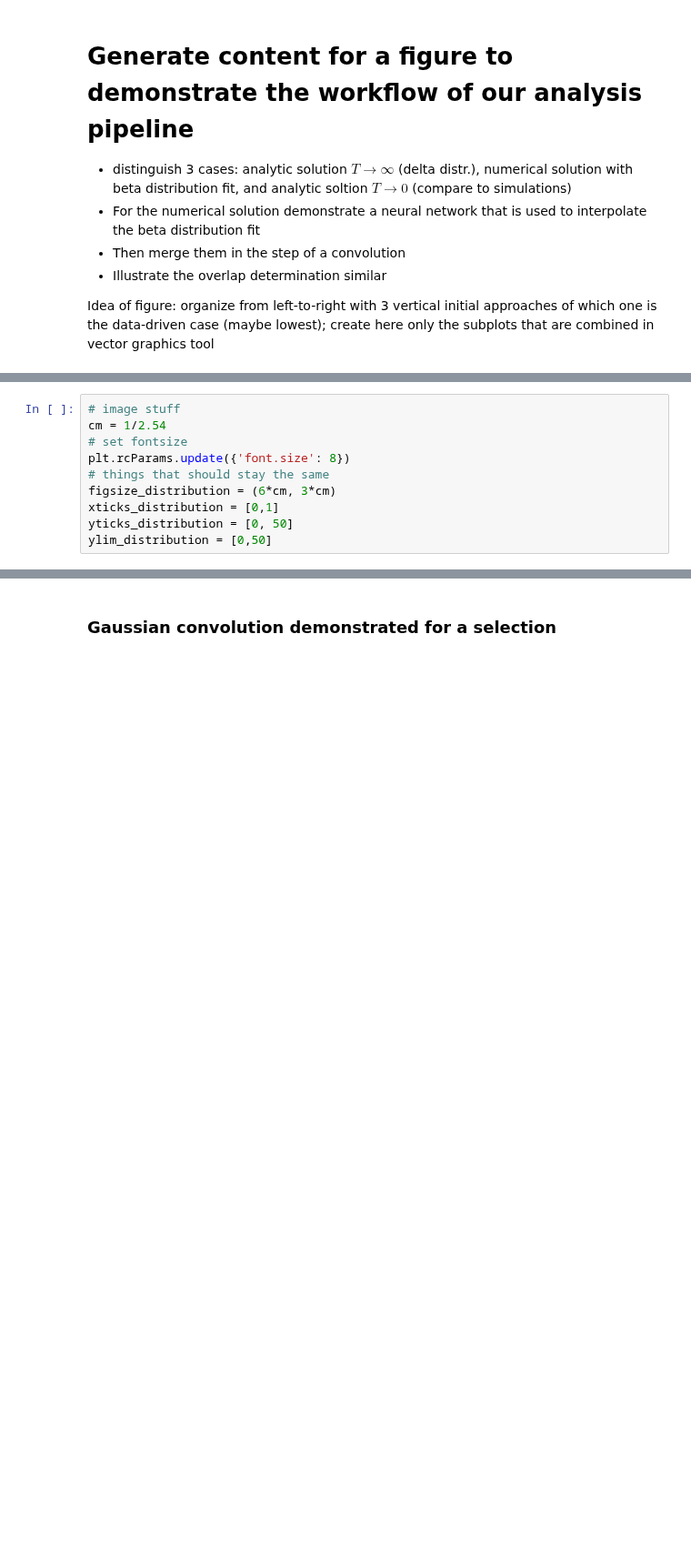
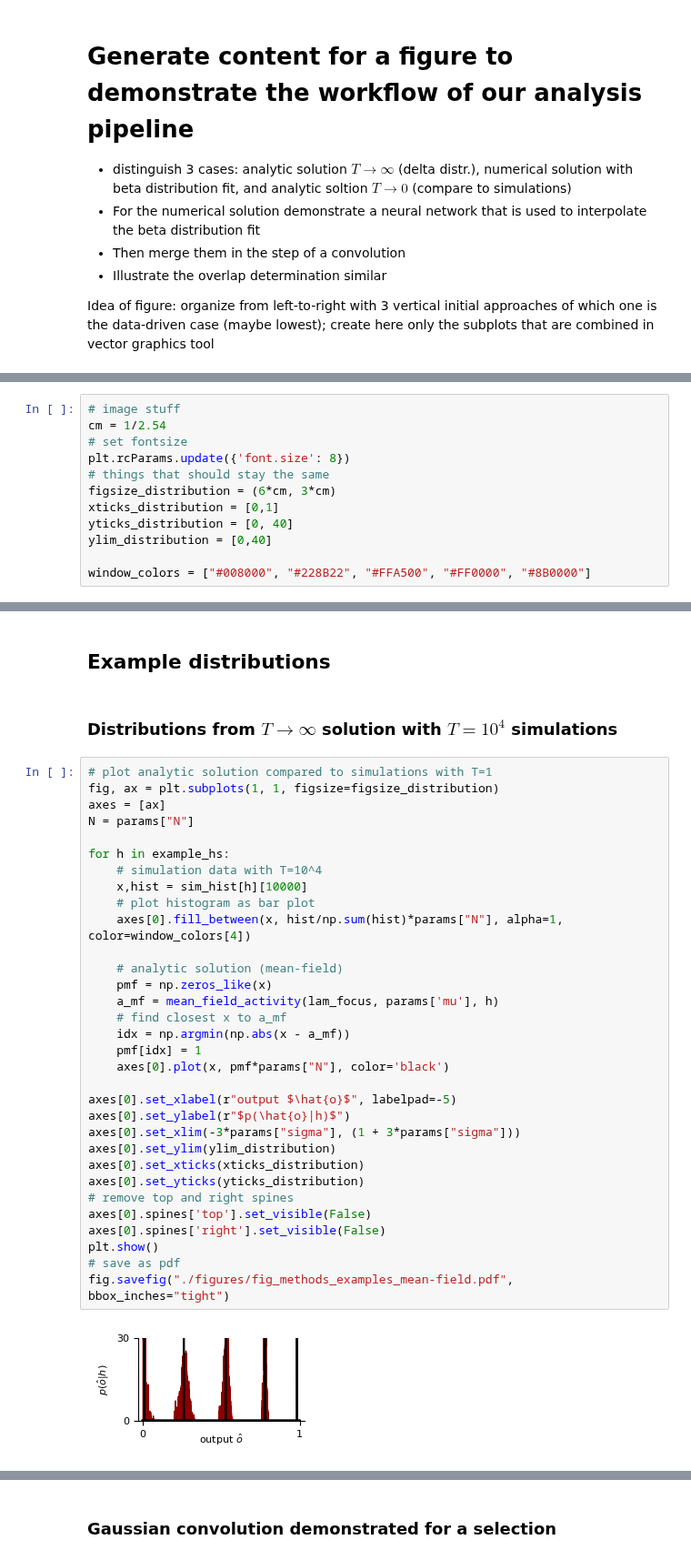
Before and after one commit to sahelazizpour/Finite-Observation-Dynamic-Range, a Jupyter notebook: 6_plot_worklow.ipynb, the cells around one changed output, grey strips where cells are left out. Shown at 91% size. Saved outputs shown, nothing was run; the diff lists cells and outputs as text; blank space fills up the shorter version.

```diff
--- a/6_plot_worklow.ipynb
+++ b/6_plot_worklow.ipynb
@@ -47,5 +59,7 @@ plt.rcParams.update({'font.size': 8})
 # things that should stay the same
 figsize_distribution = (6*cm, 3*cm)
 xticks_distribution = [0,1]
-yticks_distribution = [0, 50]
-ylim_distribution = [0,50]
+yticks_distribution = [0, 40]
+ylim_distribution = [0,40]
+
+window_colors = ["#008000", "#228B22", "#FFA500", "#FF0000", "#8B0000"]
@@ -84,0 +215,38 @@ def ml_pmf_noisy(window, lam, h):
+# %% [markdown]
+## Example distributions
+# %% [markdown]
+### Distributions from $T\to\infty$ solution with $T=10^4$ simulations
+# %%
+# plot analytic solution compared to simulations with T=1
+fig, ax = plt.subplots(1, 1, figsize=figsize_distribution)
+axes = [ax]
+N = params["N"]
+
+for h in example_hs:
+    # simulation data with T=10^4
+    x,hist = sim_hist[h][10000]
+    # plot histogram as bar plot
+    axes[0].fill_between(x, hist/np.sum(hist)*params["N"], alpha=1, color=window_colors[4])
+
+    # analytic solution (mean-field)
+    pmf = np.zeros_like(x)
+    a_mf = mean_field_activity(lam_focus, params['mu'], h)
+    # find closest x to a_mf
+    idx = np.argmin(np.abs(x - a_mf))
+    pmf[idx] = 1
+    axes[0].plot(x, pmf*params["N"], color='black')
+
+axes[0].set_xlabel(r"output $\hat{o}$", labelpad=-5)
+axes[0].set_ylabel(r"$p(\hat{o}|h)$")
+axes[0].set_xlim(-3*params["sigma"], (1 + 3*params["sigma"]))
+axes[0].set_ylim(ylim_distribution)
+axes[0].set_xticks(xticks_distribution)
+axes[0].set_yticks(yticks_distribution)
+# remove top and right spines
+axes[0].spines['top'].set_visible(False)
+axes[0].spines['right'].set_visible(False)
+plt.show()
+# save as pdf
+fig.savefig("./figures/fig_methods_examples_mean-field.pdf", bbox_inches="tight")
+# %% [output]
+[figure, added]
```
Also changed, not shown: parts of 30 cells of this notebook.
